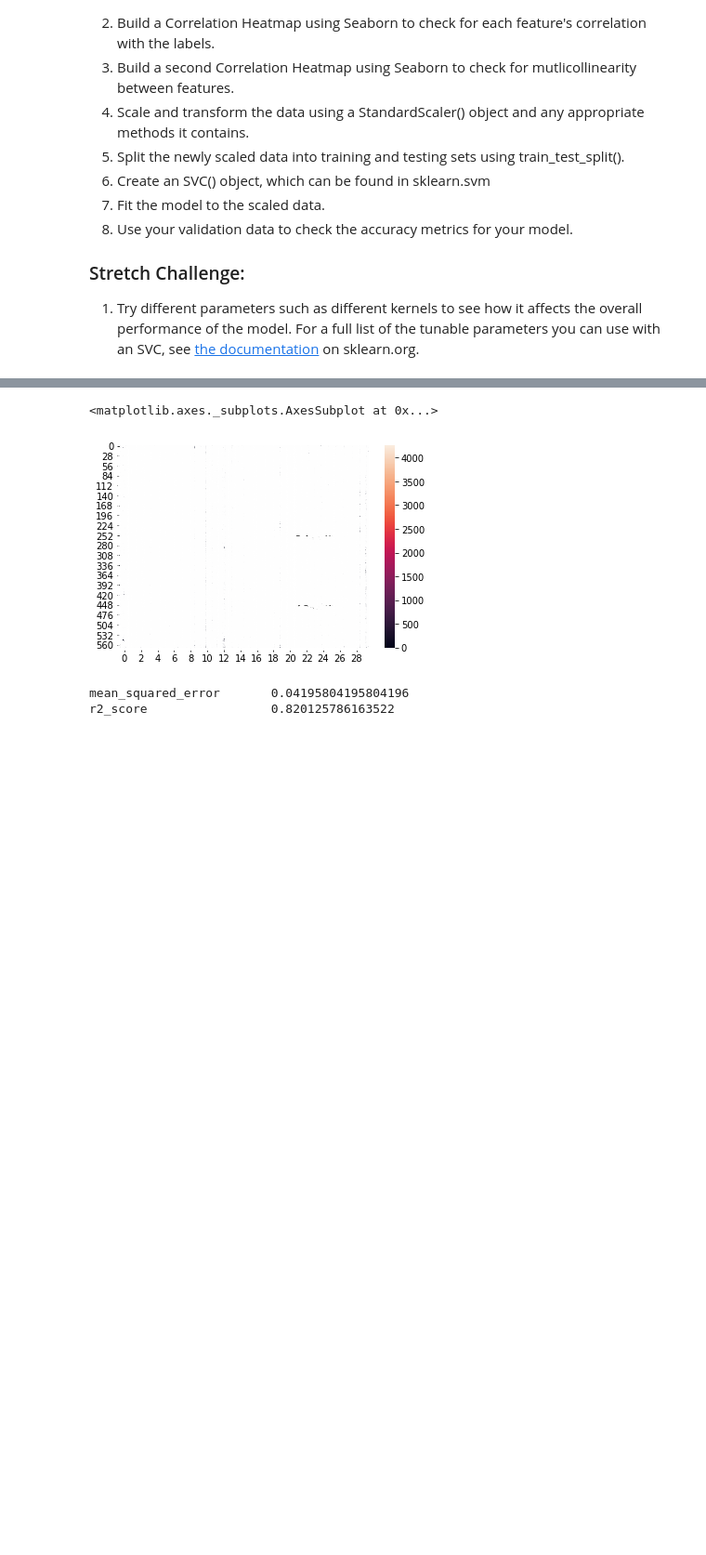
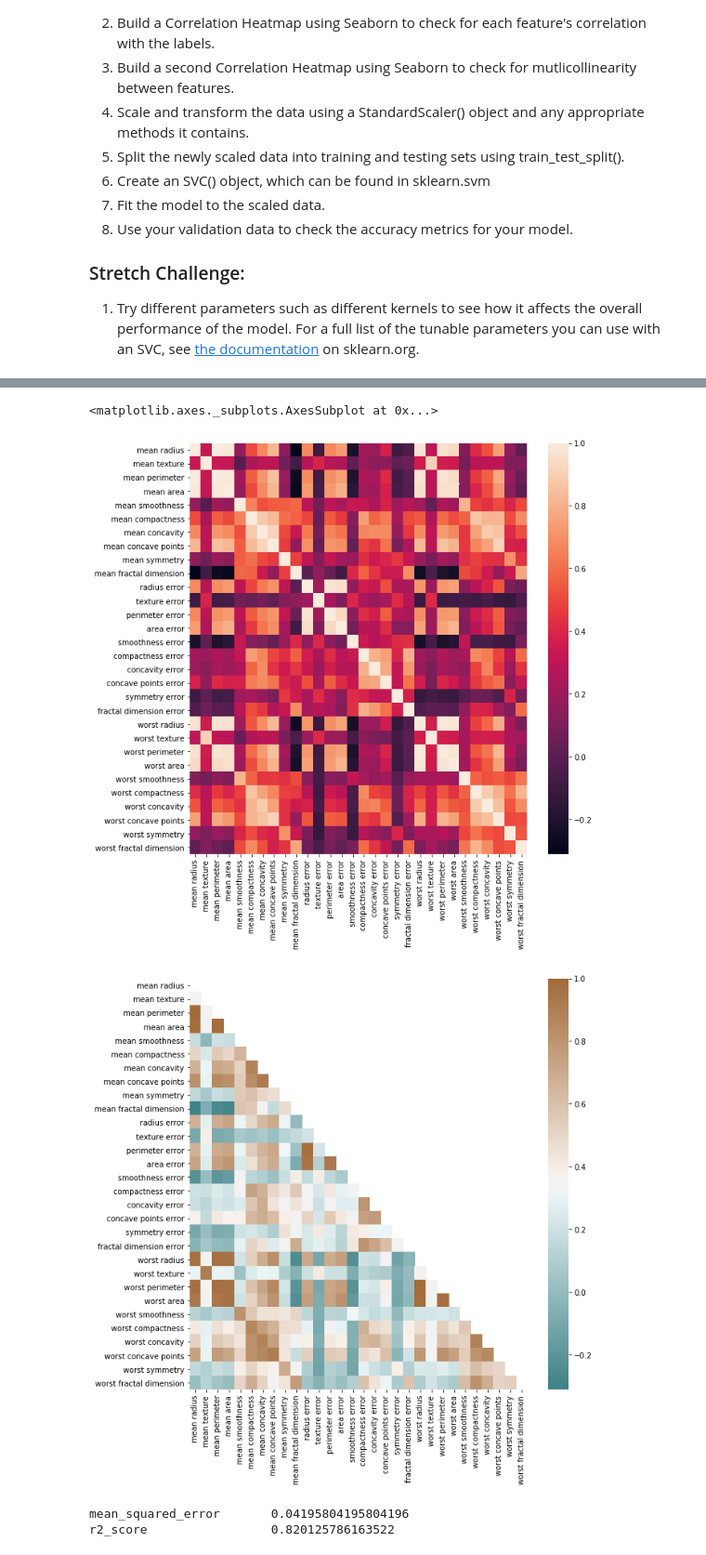
Before and after one commit to ChrisBarnes2000-MS-DU/DS_2.1, a Jupyter notebook: HW/HW2.ipynb, the cells around one changed output, grey strips where cells are left out. Shown at 93% size. Cells and saved outputs as stored; diff of their text form; code cells hidden in the pictures; blank space fills up the shorter version.

```diff
--- a/HW/HW2.ipynb
+++ b/HW/HW2.ipynb
@@ -68,3 +68,7 @@ colms = LBC.feature_names
 # print("data\n", data)
 # print("labels\n", labels)
 # print("colms\n", colms)
+
+df = pd.DataFrame(data)
+df.columns = colms
+df
@@ -71,27 +89,21 @@ colms = LBC.feature_names
-# %%
-# Build a Correlation Heatmap using Seaborn to check for each feature's correlation with the labels.
-sns.heatmap(data, annot=True)
-
-# Build a second Correlation Heatmap using Seaborn to check for mutlicollinearity between features.
-
-
-
-# # Calculate correlation between each pair of variable
-# corr_matrix=LBC.corr()
-
-# # plot it
-# sns.heatmap(corr_matrix, cmap='PuOr')
-# #sns.plt.show()
-
-# # Can be great to plot only a half matrix
-# mask = np.zeros_like(corr_matrix)
-# mask[np.triu_indices_from(mask)] = True
-# with sns.axes_style("white"):
-#     p2 = sns.heatmap(corr_matrix, mask=mask, square=True)
-# #sns.plt.show()
-# %% [output]
-<matplotlib.axes._subplots.AxesSubplot at 0x...>
-[figure, removed]
+# %%
+# Build a Correlation Heatmap using Seaborn to check for each feature's correlation with the labels.
+plt.subplots(figsize=(10,10))
+# Calculate correlation between each pair of variable
+corr = df.corr()
+sns.heatmap(corr)
+
+plt.subplots(figsize=(10,10))
+# Can be great to plot only a half matrix
+mask = np.triu(np.ones_like(corr, dtype=np.bool))
+cmap = sns.diverging_palette(200, 40, as_cmap=True)
+sns.heatmap(corr, mask=mask, cmap=cmap)
+
+# Build a second Correlation Heatmap using Seaborn to check for mutlicollinearity between features.
+# %% [output]
+<matplotlib.axes._subplots.AxesSubplot at 0x...>
+[figure, added]
+[figure, added]
 # %%
 # X is a matrix, access the features we want in feature_cols
 X = data
```
Also changed, not shown: parts of 2 cells of this notebook.
